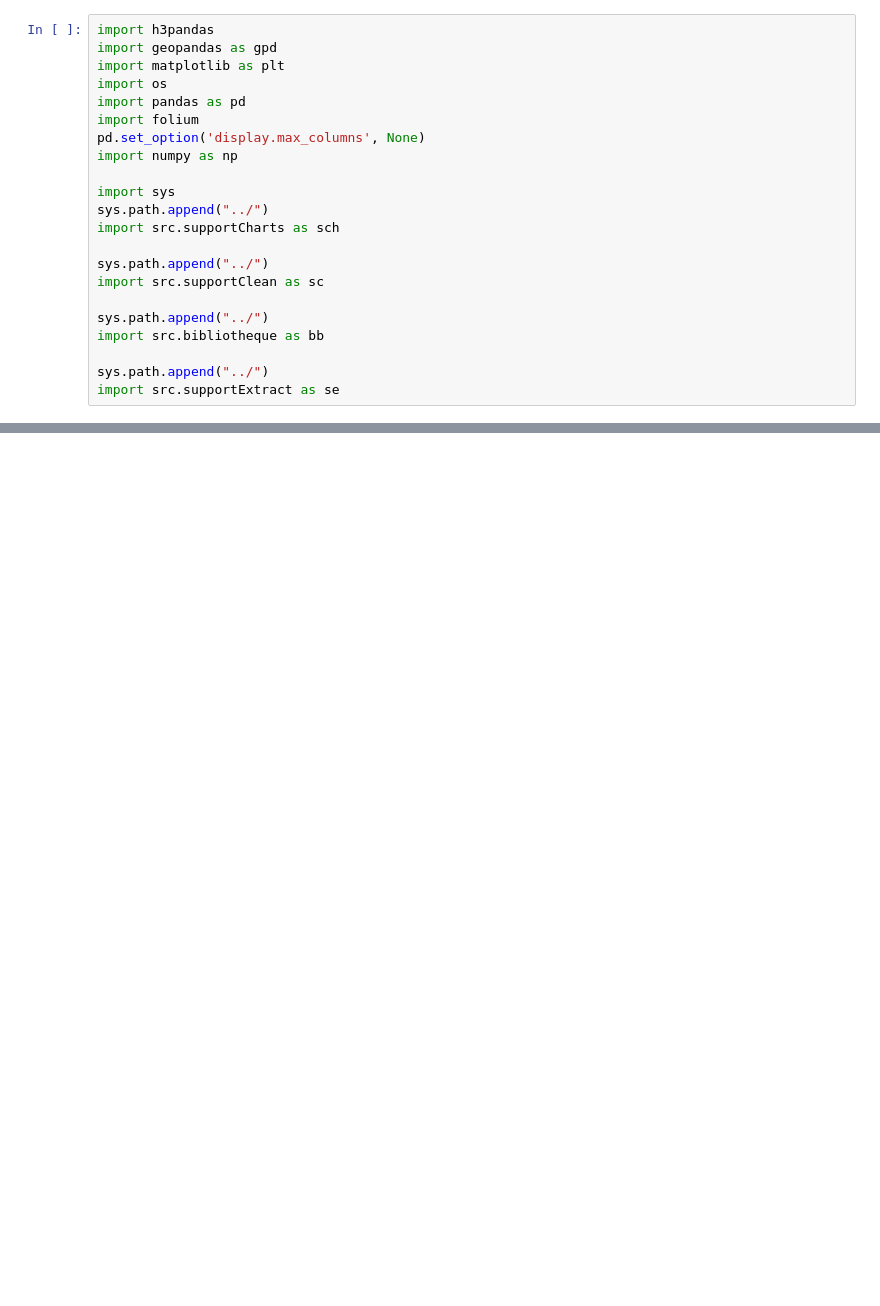
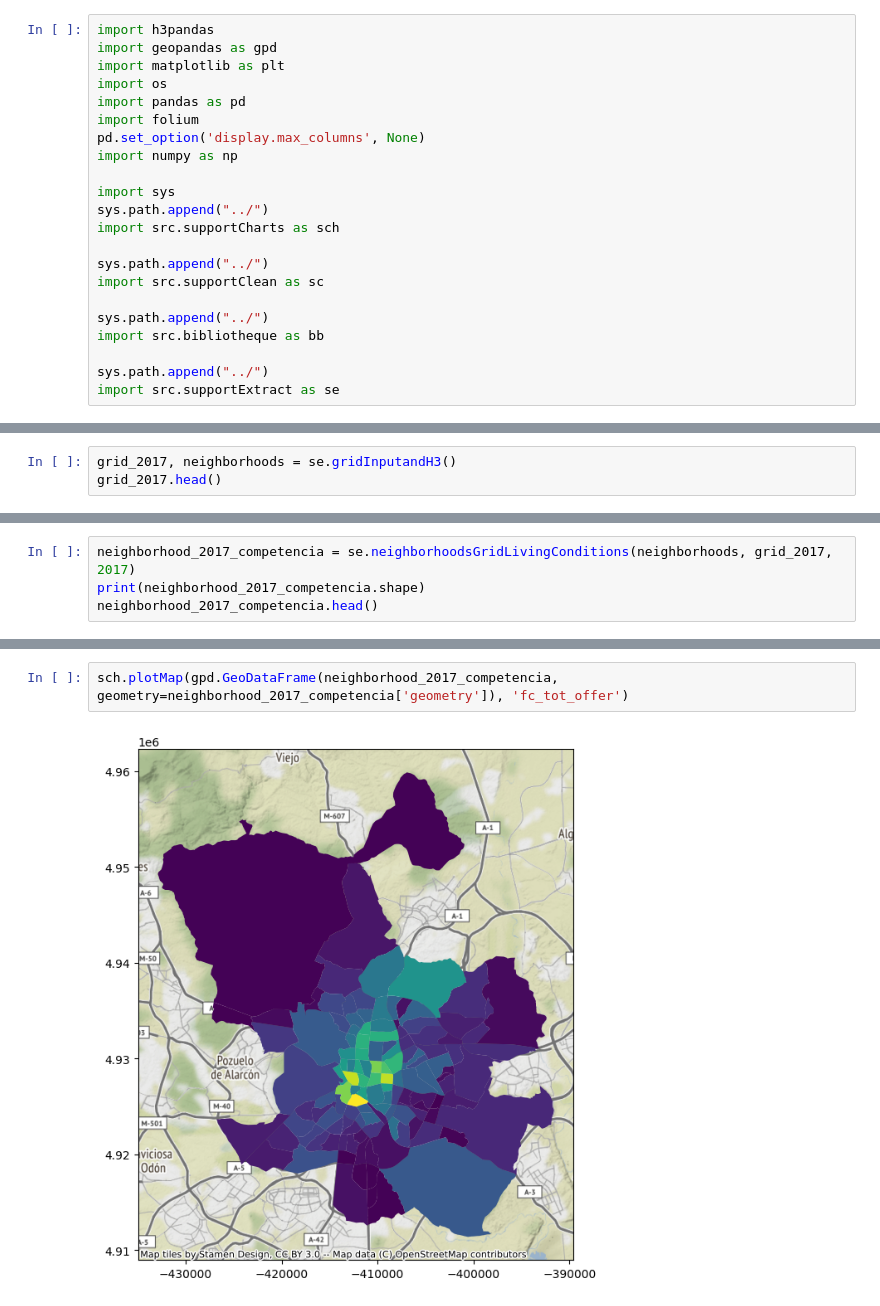
Before and after one commit to annassanchez/Turistificacion, a Jupyter notebook: notebooks/3_h3_grid.ipynb, the cells around one changed output, grey strips where cells are left out. Saved outputs shown, nothing was run; the diff lists cells and outputs as text; blank space fills up the shorter version.

```diff
--- a/notebooks/3_h3_grid.ipynb
+++ b/notebooks/3_h3_grid.ipynb
@@ -117,0 +51,3 @@ sc.exportFiles(dfh[['fc_tot_offer', 'airbnb_tot_offer', 'abnb_tot_price', 'price
+# %%
+grid_2017, neighborhoods = se.gridInputandH3()
+grid_2017.head()
@@ -117,0 +105,4 @@ sc.exportFiles(dfh[['fc_tot_offer', 'airbnb_tot_offer', 'abnb_tot_price', 'price
+# %%
+neighborhood_2017_competencia = se.neighborhoodsGridLivingConditions(neighborhoods, grid_2017, 2017)
+print(neighborhood_2017_competencia.shape)
+neighborhood_2017_competencia.head()
@@ -117,0 +124,4 @@ sc.exportFiles(dfh[['fc_tot_offer', 'airbnb_tot_offer', 'abnb_tot_price', 'price
+# %%
+sch.plotMap(gpd.GeoDataFrame(neighborhood_2017_competencia, geometry=neighborhood_2017_competencia['geometry']), 'fc_tot_offer')
+# %% [output]
+[figure, added]
```
Also changed, not shown: parts of 46 cells of this notebook.
